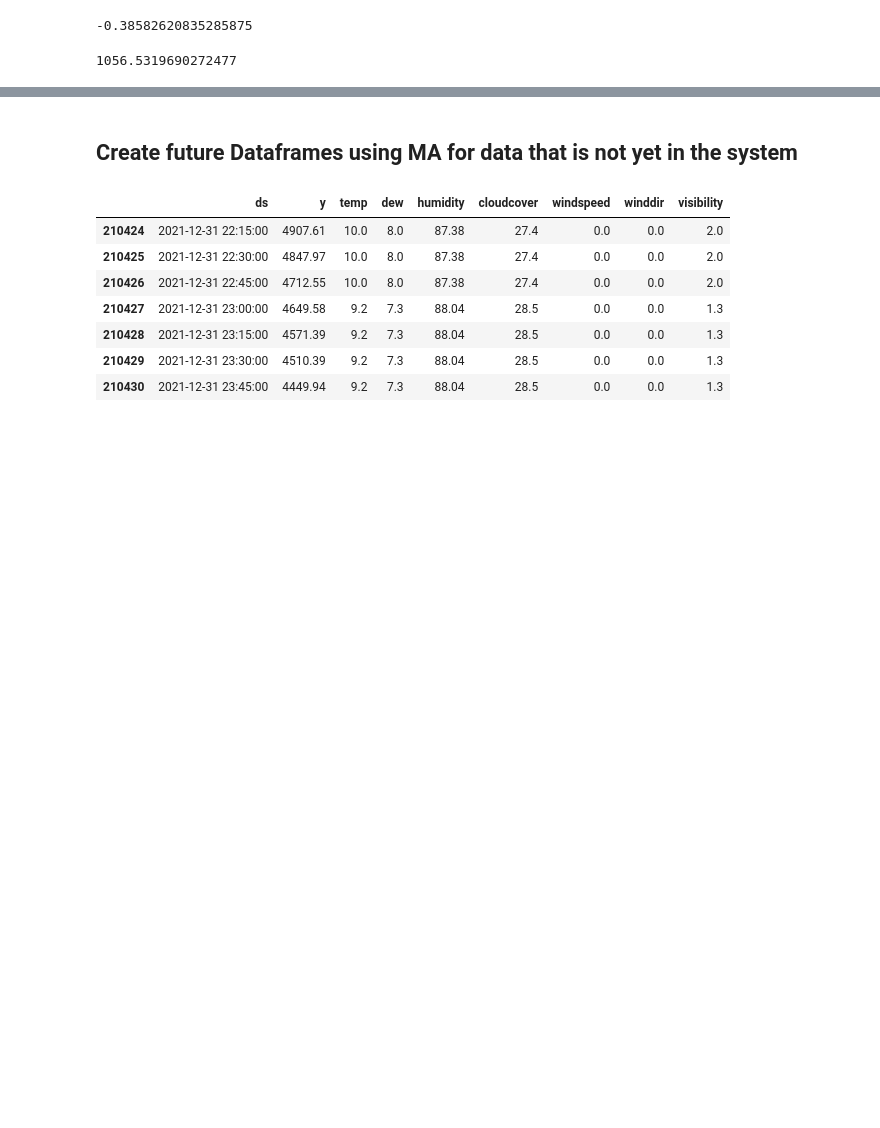
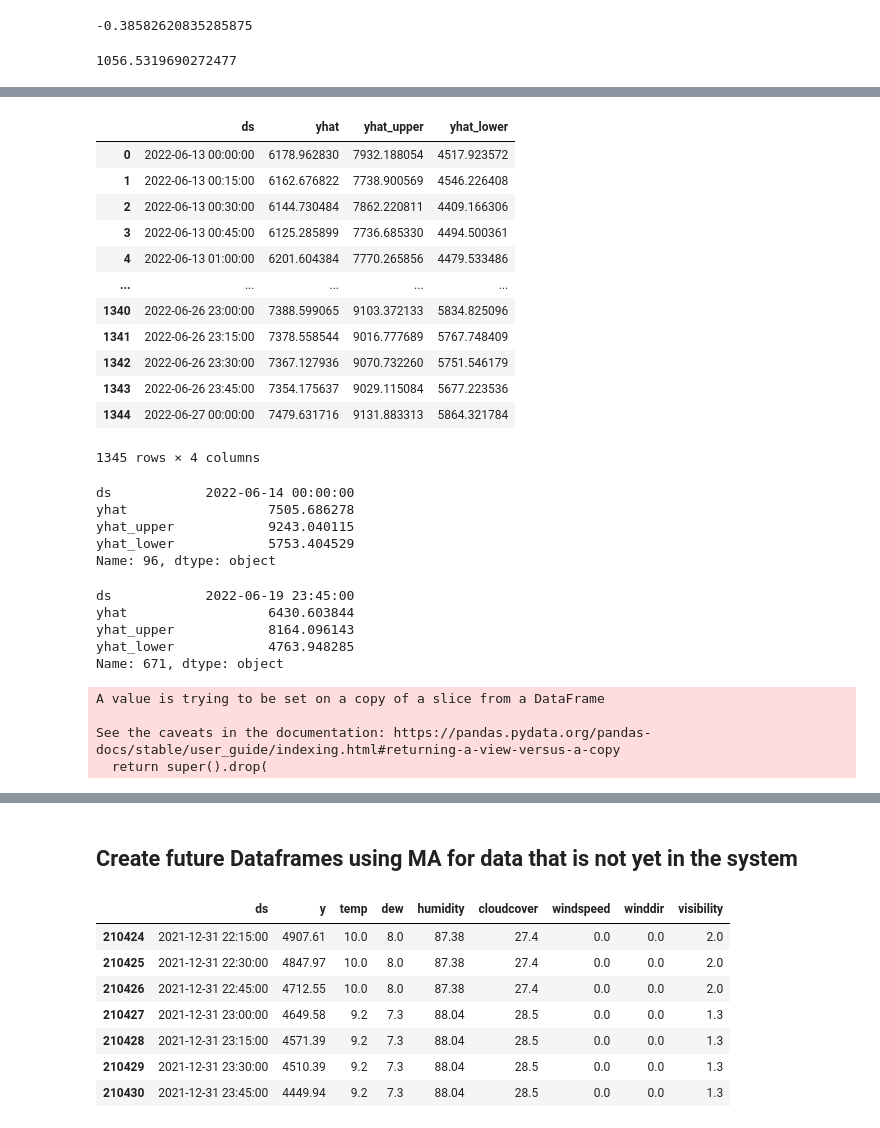
Before and after one commit to manansheel1991/Load_Forecasting_based_on_Weather_Data_and_Calendar_features, a Jupyter notebook: Working_with_Future_Data/Model trained on 2021 data Load Forecasting using Fbprophet (Advanced) Multivariate model.ipynb, the cells around one changed output, grey strips where cells are left out. Saved outputs shown, nothing was run; the diff lists cells and outputs as text; code cells hidden in the pictures; blank space fills up the shorter version.

```diff
--- a/Working_with_Future_Data/Model trained on 2021 data Load Forecasting using Fbprophet (Advanced) Multivariate model.ipynb
+++ b/Working_with_Future_Data/Model trained on 2021 data Load Forecasting using Fbprophet (Advanced) Multivariate model.ipynb
@@ -543,0 +600,20 @@ sd
+# %%
+fpredictions = saved_mv_model.predict(fdf)
+# %%
+fpredictions = fpredictions[['ds', 'yhat', 'yhat_upper', 'yhat_lower']]
+# %%
+fpredictions
+# %% [output]
+|  | ds | yhat | yhat_upper | yhat_lower |
+| 0 | 2022-06-13 00:00:00 | 6178.962830 | 7932.188054 | 4517.923572 |
+| 1 | 2022-06-13 00:15:00 | 6162.676822 | 7738.900569 | 4546.226408 |
+| 2 | 2022-06-13 00:30:00 | 6144.730484 | 7862.220811 | 4409.166306 |
+| 3 | 2022-06-13 00:45:00 | 6125.285899 | 7736.685330 | 4494.500361 |
+| 4 | 2022-06-13 01:00:00 | 6201.604384 | 7770.265856 | 4479.533486 |
+| ... | ... | ... | ... | ... |
+| 1340 | 2022-06-26 23:00:00 | 7388.599065 | 9103.372133 | 5834.825096 |
+| 1341 | 2022-06-26 23:15:00 | 7378.558544 | 9016.777689 | 5767.748409 |
+| 1342 | 2022-06-26 23:30:00 | 7367.127936 | 9070.732260 | 5751.546179 |
+| 1343 | 2022-06-26 23:45:00 | 7354.175637 | 9029.115084 | 5677.223536 |
+| 1344 | 2022-06-27 00:00:00 | 7479.631716 | 9131.883313 | 5864.321784 |
+1345 rows × 4 columns
@@ -543,0 +622,16 @@ sd
+# %%
+fpredictions.iloc[96]
+# %% [output]
+ds            2022-06-14 00:00:00
+yhat                  7505.686278
+yhat_upper            9243.040115
+yhat_lower            5753.404529
+Name: 96, dtype: object
+# %%
+fpredictions.iloc[7*96  - 1]
+# %% [output]
+ds            2022-06-19 23:45:00
+yhat                  6430.603844
+yhat_upper            8164.096143
+yhat_lower            4763.948285
+Name: 671, dtype: object
@@ -543,0 +642,7 @@ sd
+# %%
+fpredictions.drop(columns='index', inplace=True)
+# %% [output]
+A value is trying to be set on a copy of a slice from a DataFrame
+
+See the caveats in the documentation: https://pandas.pydata.org/pandas-docs/stable/user_guide/indexing.html#returning-a-view-versus-a-copy
+  return super().drop(
```
Also changed, not shown: parts of 67 cells of this notebook.
